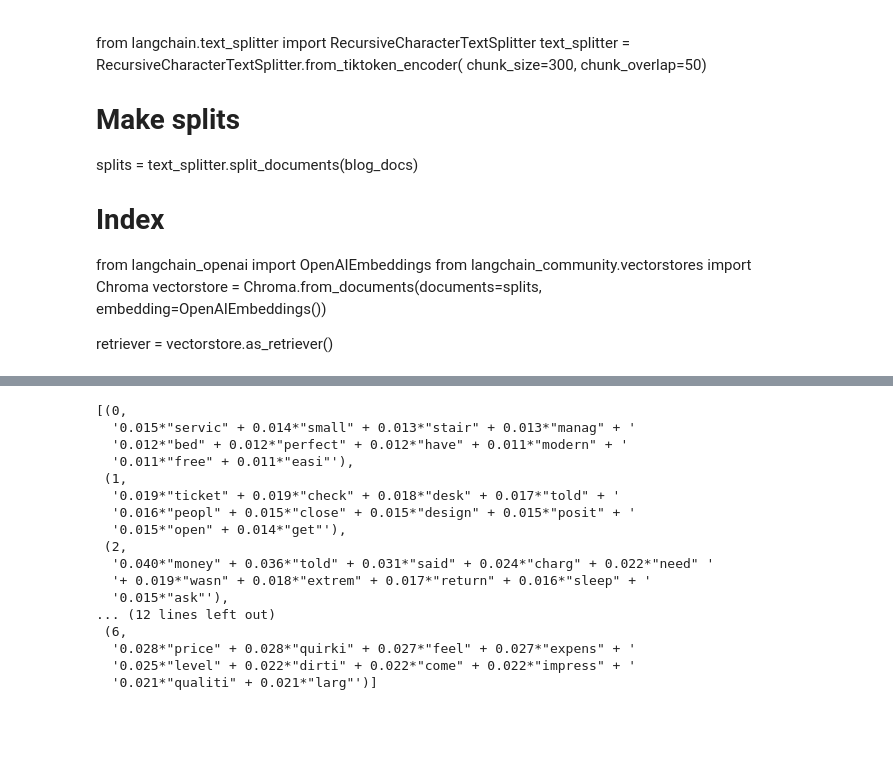
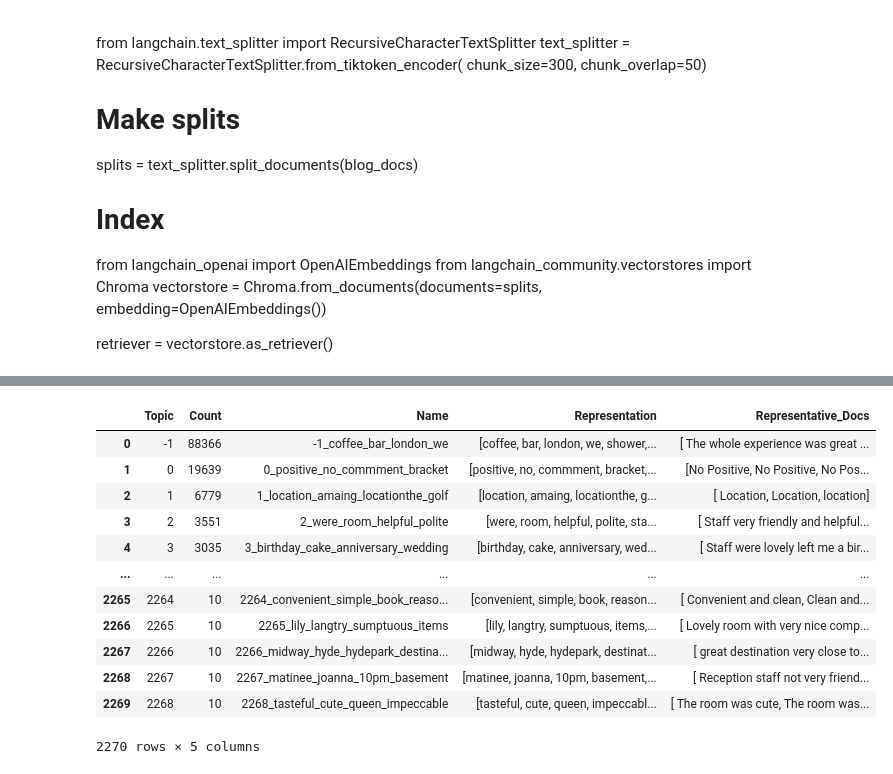
Before and after one commit to alantump/Hotel_review_project, a Jupyter notebook: First_explorations_alan/Topic_modeling_bert.ipynb, the cells around one changed output, grey strips where cells are left out. Cells and saved outputs as stored; diff of their text form; code cells hidden in the pictures; blank space fills up the shorter version.

```diff
--- a/First_explorations_alan/Topic_modeling_bert.ipynb
+++ b/First_explorations_alan/Topic_modeling_bert.ipynb
@@ -295,29 +132,0 @@ Coherence score with 9 topics is 0.32421731812758553
-# %%
-'''
-Though the model with alpha='asymmetric' and with 12 topics returned the highest coherence score. For the business use and simplicity, max topics of 7
-and alpha='asymmetric' as the final model. This also returned a comparable coherence score of 0.6262
-'''
-lda_model_final = gensim.models.LdaMulticore(corpus=bow_corpus,num_topics=7,id2word=dictionary,passes=10,workers=2,alpha='asymmetric')
-
-from pprint import pprint
-# Print the Keyword in the 7 topics
-pprint(lda_model_final.print_topics())
-doc_lda = lda_model_final[bow_corpus]
-# %% [output]
-[(0,
-  '0.015*"servic" + 0.014*"small" + 0.013*"stair" + 0.013*"manag" + '
-  '0.012*"bed" + 0.012*"perfect" + 0.012*"have" + 0.011*"modern" + '
-  '0.011*"free" + 0.011*"easi"'),
- (1,
-  '0.019*"ticket" + 0.019*"check" + 0.018*"desk" + 0.017*"told" + '
-  '0.016*"peopl" + 0.015*"close" + 0.015*"design" + 0.015*"posit" + '
-  '0.015*"open" + 0.014*"get"'),
- (2,
-  '0.040*"money" + 0.036*"told" + 0.031*"said" + 0.024*"charg" + 0.022*"need" '
-  '+ 0.019*"wasn" + 0.018*"extrem" + 0.017*"return" + 0.016*"sleep" + '
-  '0.015*"ask"'),
-... (12 lines left out)
- (6,
-  '0.028*"price" + 0.028*"quirki" + 0.027*"feel" + 0.027*"expens" + '
-  '0.025*"level" + 0.022*"dirti" + 0.022*"come" + 0.022*"impress" + '
-  '0.021*"qualiti" + 0.021*"larg"')]
@@ -323,0 +141,16 @@ doc_lda = lda_model_final[bow_corpus]
+# %%
+topic_model.get_topic_info()
+# %% [output]
+|  | Topic | Count | Name | Representation | Representative_Docs |
+| 0 | -1 | 88366 | -1_coffee_bar_london_we | [coffee, bar, london, we, shower,... | [ The whole experience was great ... |
+| 1 | 0 | 19639 | 0_positive_no_commment_bracket | [positive, no, commment, bracket,... | [No Positive, No Positive, No Pos... |
+| 2 | 1 | 6779 | 1_location_amaing_locationthe_golf | [location, amaing, locationthe, g... | [ Location, Location, location] |
+| 3 | 2 | 3551 | 2_were_room_helpful_polite | [were, room, helpful, polite, sta... | [ Staff very friendly and helpful... |
+| 4 | 3 | 3035 | 3_birthday_cake_anniversary_wedding | [birthday, cake, anniversary, wed... | [ Staff were lovely left me a bir... |
+| ... | ... | ... | ... | ... | ... |
+| 2265 | 2264 | 10 | 2264_convenient_simple_book_reaso... | [convenient, simple, book, reason... | [ Convenient and clean, Clean and... |
+| 2266 | 2265 | 10 | 2265_lily_langtry_sumptuous_items | [lily, langtry, sumptuous, items,... | [ Lovely room with very nice comp... |
+| 2267 | 2266 | 10 | 2266_midway_hyde_hydepark_destina... | [midway, hyde, hydepark, destinat... | [ great destination very close to... |
+| 2268 | 2267 | 10 | 2267_matinee_joanna_10pm_basement | [matinee, joanna, 10pm, basement,... | [ Reception staff not very friend... |
+| 2269 | 2268 | 10 | 2268_tasteful_cute_queen_impeccable | [tasteful, cute, queen, impeccabl... | [ The room was cute, The room was... |
+2270 rows × 5 columns
```
Also changed, not shown: parts of 22 cells of this notebook, 7 other files.
